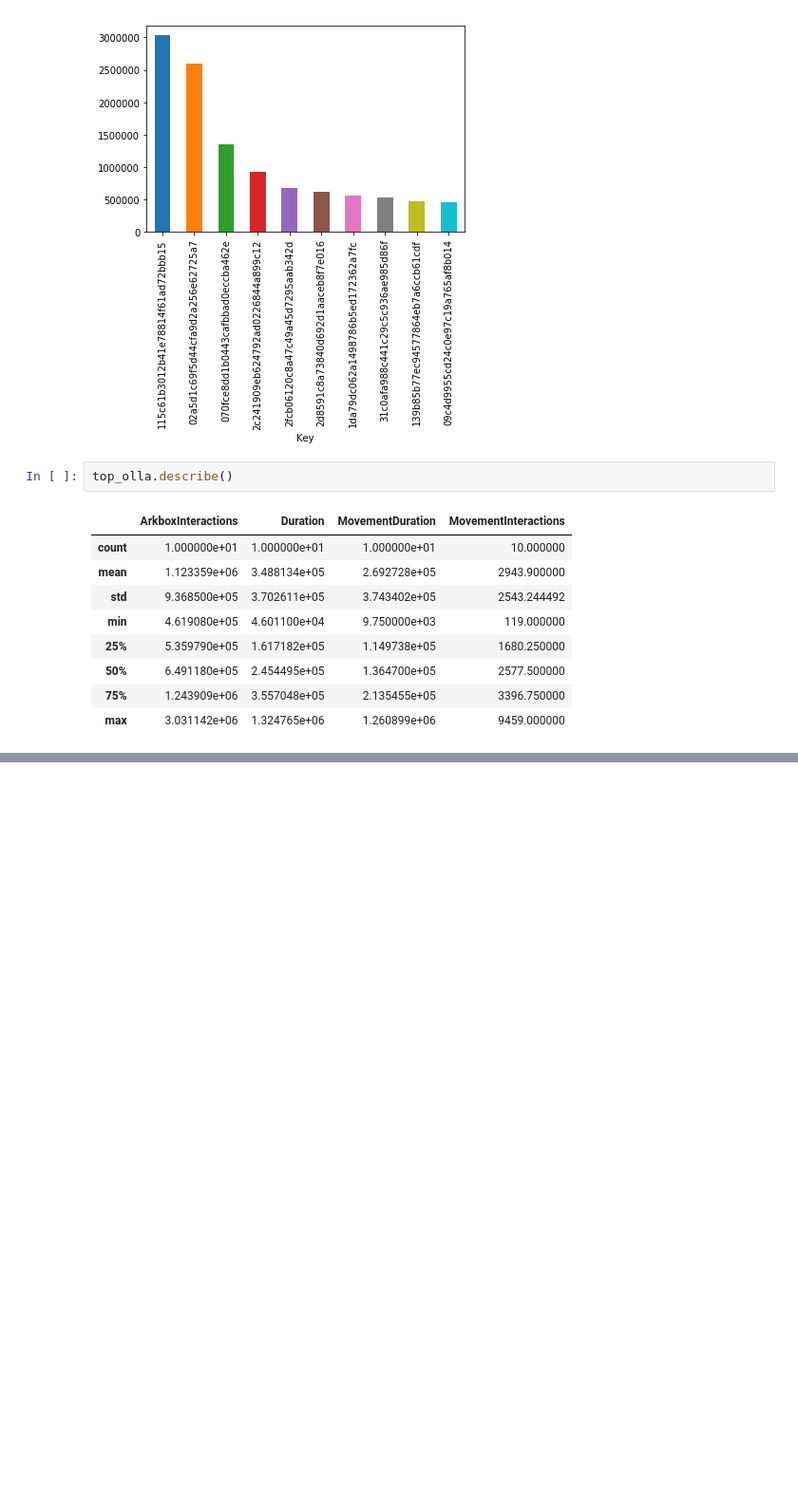
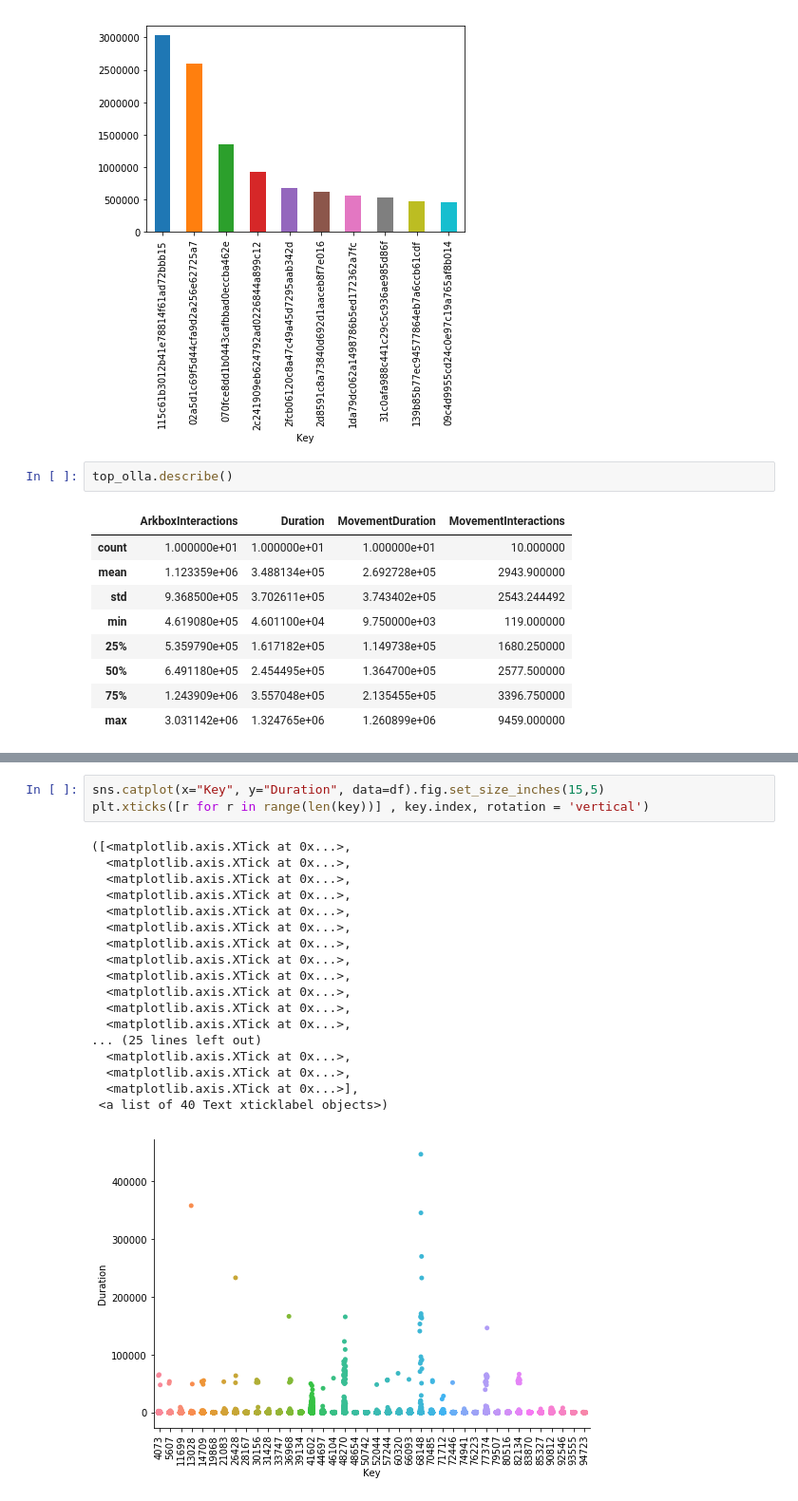
Before and after one commit to AngieEslava/pruebaTekus, a Jupyter notebook: pruebaTekus.ipynb, the cells around one changed output, grey strips where cells are left out. Shown at 95% size. Cells and saved outputs as stored; diff of their text form; blank space fills up the shorter version.

```diff
--- a/pruebaTekus.ipynb
+++ b/pruebaTekus.ipynb
@@ -312,0 +371,22 @@ data.MovementDuration.plot(kind = 'hist')
+# %%
+sns.catplot(x="Key", y="Duration", data=df).fig.set_size_inches(15,5)
+plt.xticks([r for r in range(len(key))] , key.index, rotation = 'vertical')
+# %% [output]
+([<matplotlib.axis.XTick at 0x...>,
+  <matplotlib.axis.XTick at 0x...>,
+  <matplotlib.axis.XTick at 0x...>,
+  <matplotlib.axis.XTick at 0x...>,
+  <matplotlib.axis.XTick at 0x...>,
+  <matplotlib.axis.XTick at 0x...>,
+  <matplotlib.axis.XTick at 0x...>,
+  <matplotlib.axis.XTick at 0x...>,
+  <matplotlib.axis.XTick at 0x...>,
+  <matplotlib.axis.XTick at 0x...>,
+  <matplotlib.axis.XTick at 0x...>,
+  <matplotlib.axis.XTick at 0x...>,
+... (25 lines left out)
+  <matplotlib.axis.XTick at 0x...>,
+  <matplotlib.axis.XTick at 0x...>,
+  <matplotlib.axis.XTick at 0x...>],
+ <a list of 40 Text xticklabel objects>)
+[figure, added]
```
Also changed, not shown: parts of 39 cells of this notebook, 4 other files.
